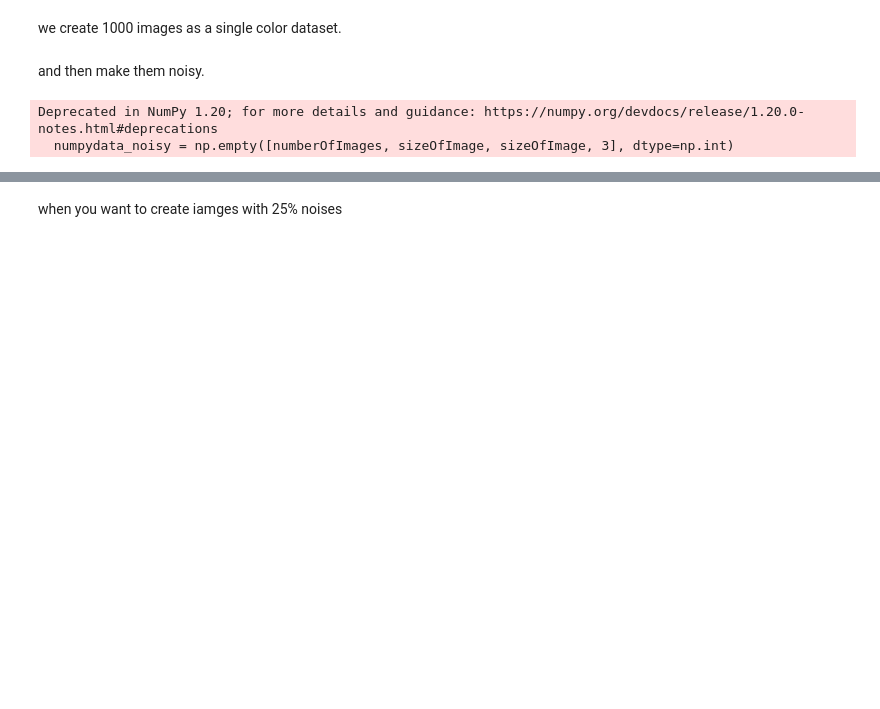
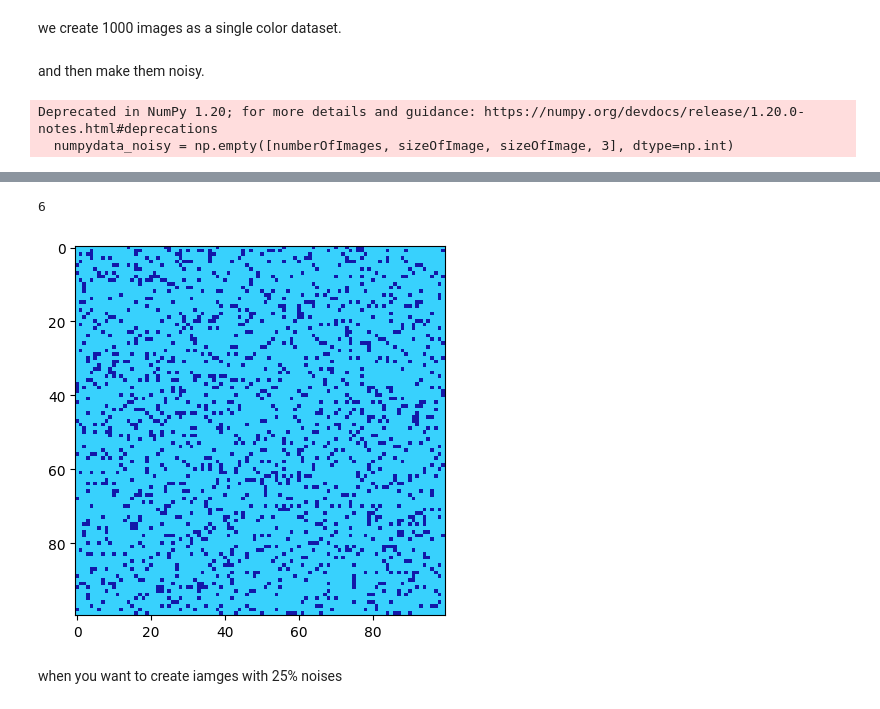
Before and after one commit to ghanbarifereshteh/singlecolorprj, a Jupyter notebook: noisysinglecolornew.ipynb, the cells around one changed output, grey strips where cells are left out. Drawn from its saved outputs; the diff is of its cells as text; code cells hidden in the pictures; blank space fills up the shorter version.

```diff
--- a/noisysinglecolornew.ipynb
+++ b/noisysinglecolornew.ipynb
@@ -117,3 +146,10 @@ plt.imshow(numpydata_test[794])
+# %%
+import matplotlib.pyplot as plt
+plt.imshow(numpydata_test[722])
+print(labels_test[722])
+# %% [output]
+6
+[figure, added]
 # %% [markdown]
 when you want to create iamges with 25% noises
 # %%
```
Also changed, not shown: parts of 9 cells of this notebook.
